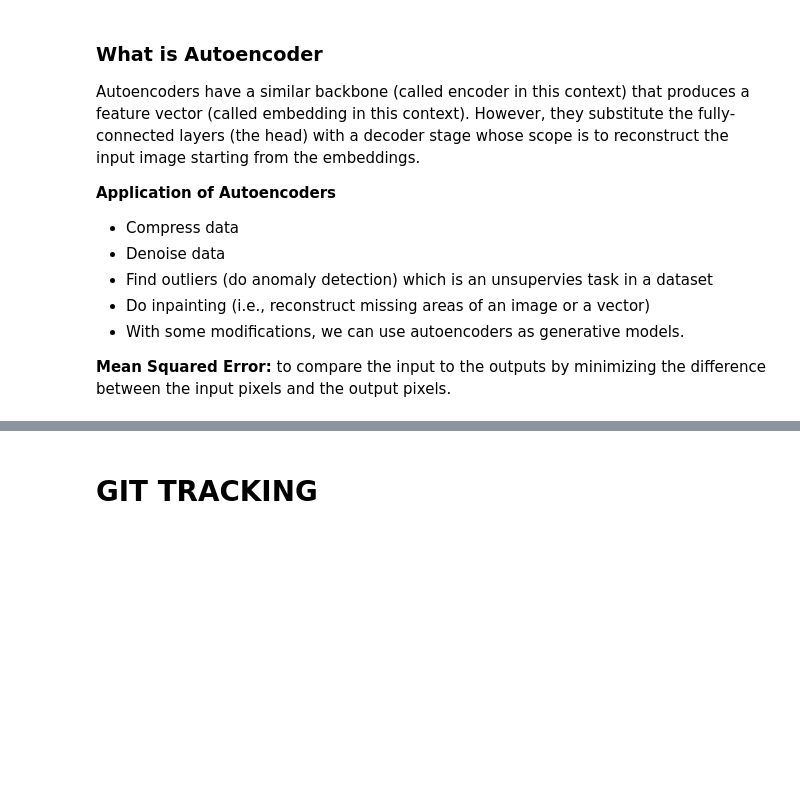
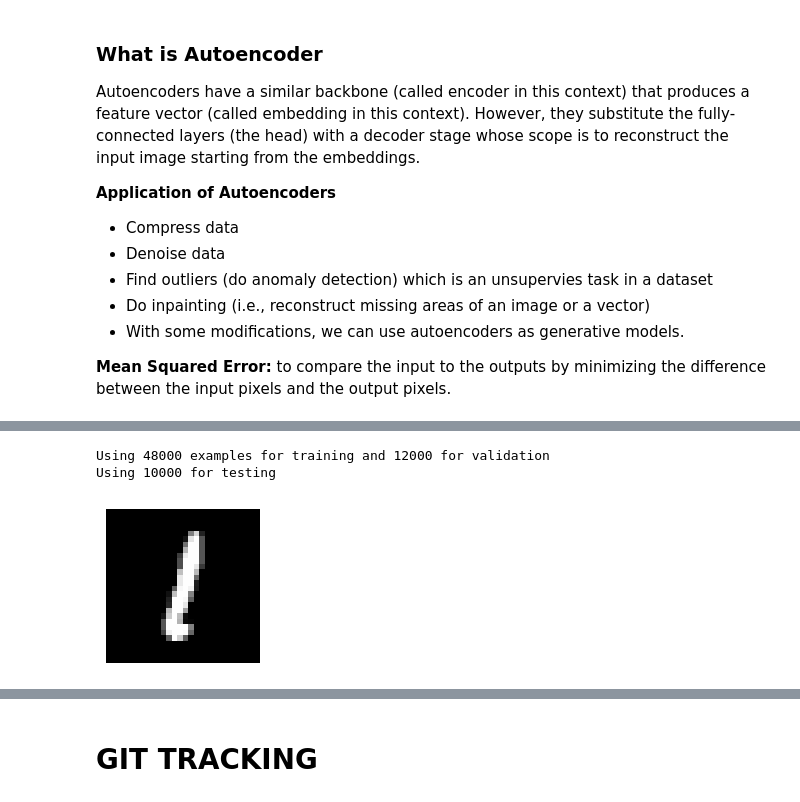
Before and after one commit to omogbolahan94/Transfer-Learning-in-CNN, a Jupyter notebook: transfer_learning_CNN.ipynb, the cells around one changed output, grey strips where cells are left out. Drawn from its saved outputs; the diff is of its cells as text; code cells hidden in the pictures; blank space fills up the shorter version.

```diff
--- a/transfer_learning_CNN.ipynb
+++ b/transfer_learning_CNN.ipynb
@@ -200,0 +216,19 @@ from lr_finder import lr_finder
+# %%
+data_loaders = get_data_loaders(batch_size=1024)
+# %% [output]
+Using 48000 examples for training and 12000 for validation
+Using 10000 for testing
+# %%
+# obtain one batch of training images
+dataiter = iter(data_loaders['train'])
+images, labels = next(dataiter)
+images = images.numpy()
+
+# get one image from the batch
+img = np.squeeze(images[0])
+
+fig, sub = plt.subplots(figsize = (2,2))
+sub.imshow(img, cmap='gray')
+_ = sub.axis("off")
+# %% [output]
+[figure, added]
```
Also changed, not shown: parts of 12 cells of this notebook.
